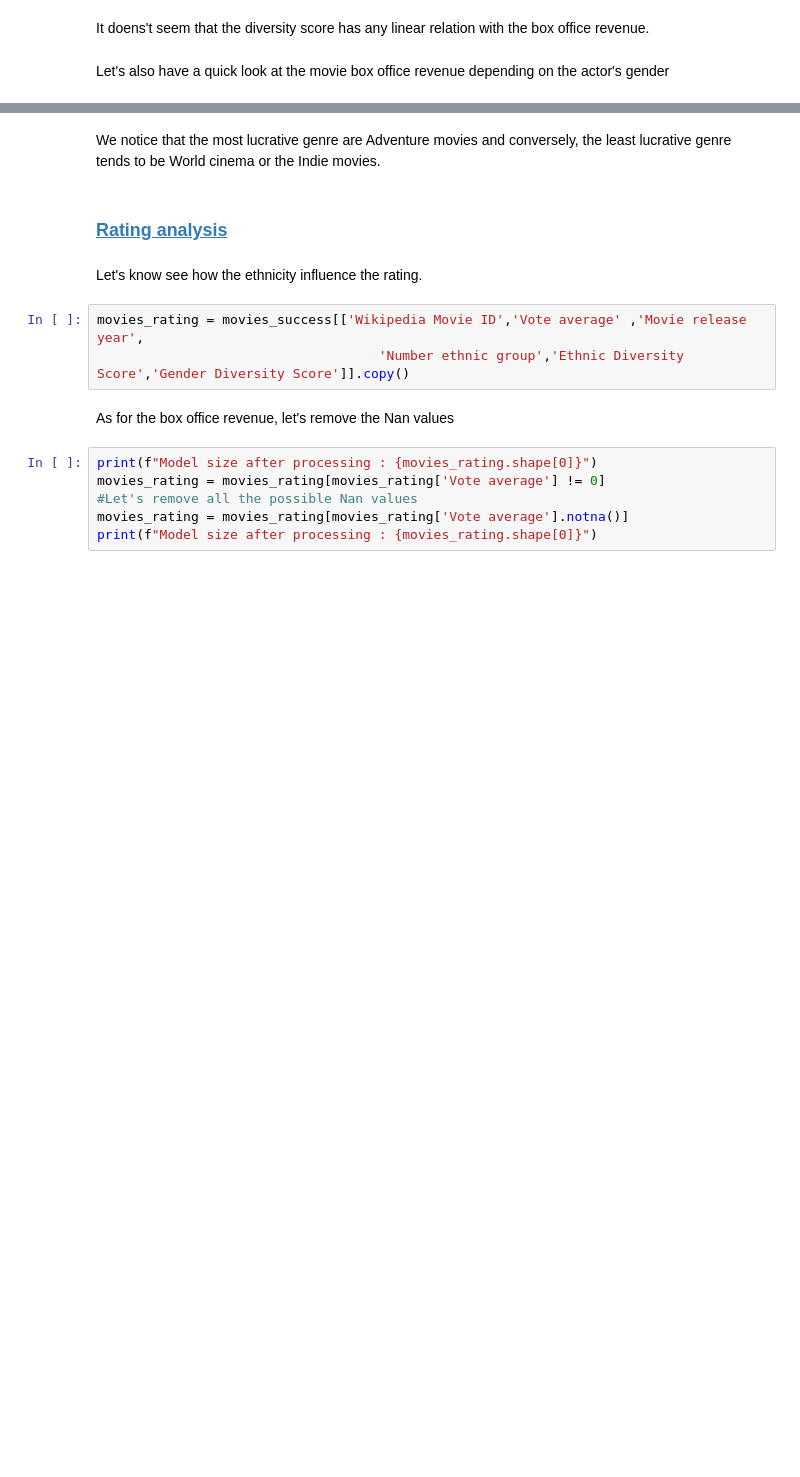
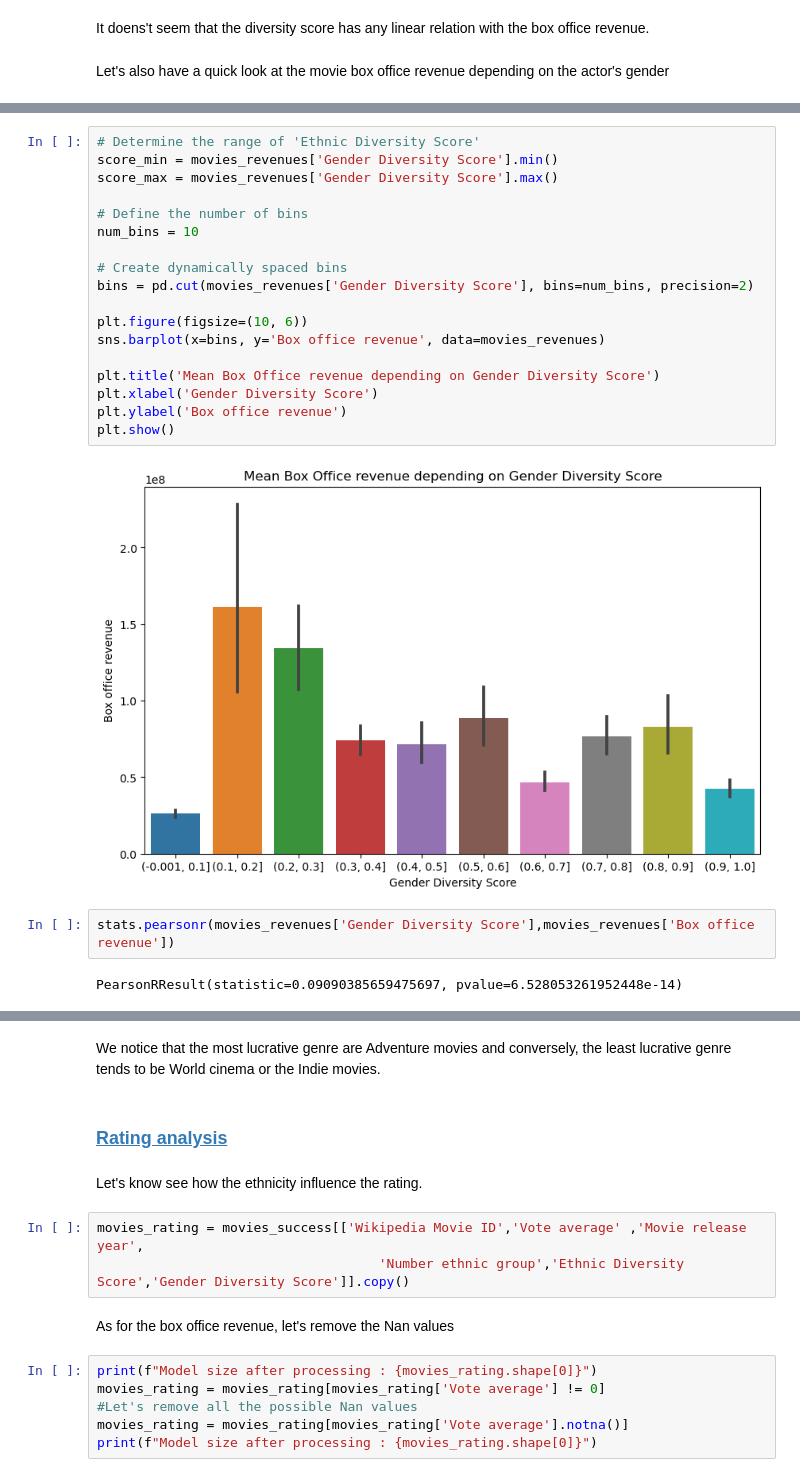
Before and after one commit to epfl-ada/ada-2023-project-draco, a Jupyter notebook: Milestone_3.ipynb, the cells around one changed output, grey strips where cells are left out. Cells and saved outputs as stored; diff of their text form; blank space fills up the shorter version.

```diff
--- a/Milestone_3.ipynb
+++ b/Milestone_3.ipynb
@@ -1900,4 +1787,28 @@ is_categorical_dtype is deprecated and will be removed in a future version. Use
 [figure]
+# %%
+# Determine the range of 'Ethnic Diversity Score'
+score_min = movies_revenues['Gender Diversity Score'].min()
+score_max = movies_revenues['Gender Diversity Score'].max()
+
+# Define the number of bins
+num_bins = 10
+
+# Create dynamically spaced bins
+bins = pd.cut(movies_revenues['Gender Diversity Score'], bins=num_bins, precision=2)
+
+plt.figure(figsize=(10, 6))
+sns.barplot(x=bins, y='Box office revenue', data=movies_revenues)
+
+plt.title('Mean Box Office revenue depending on Gender Diversity Score')
+plt.xlabel('Gender Diversity Score')
+plt.ylabel('Box office revenue')
+plt.show()
+# %% [output]
+[figure, added]
+# %%
+stats.pearsonr(movies_revenues['Gender Diversity Score'],movies_revenues['Box office revenue'])
+# %% [output]
+PearsonRResult(statistic=0.09090385659475697, pvalue=6.528053261952448e-14)
 # %%
 sns.boxplot(data=main_character_genres[main_character_genres['Box office revenue']!=0].drop_duplicates(subset='Wikipedia Movie ID'), x='genre',y='Box office revenue')
 plt.yscale('log')
```
Also changed, not shown: parts of 34 cells of this notebook.
